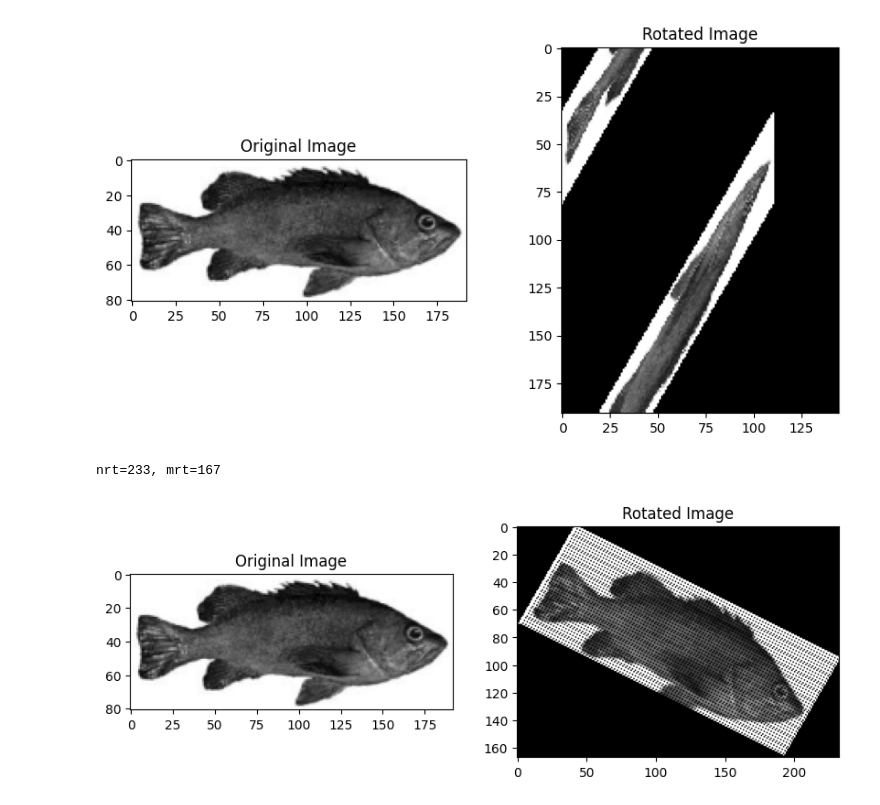
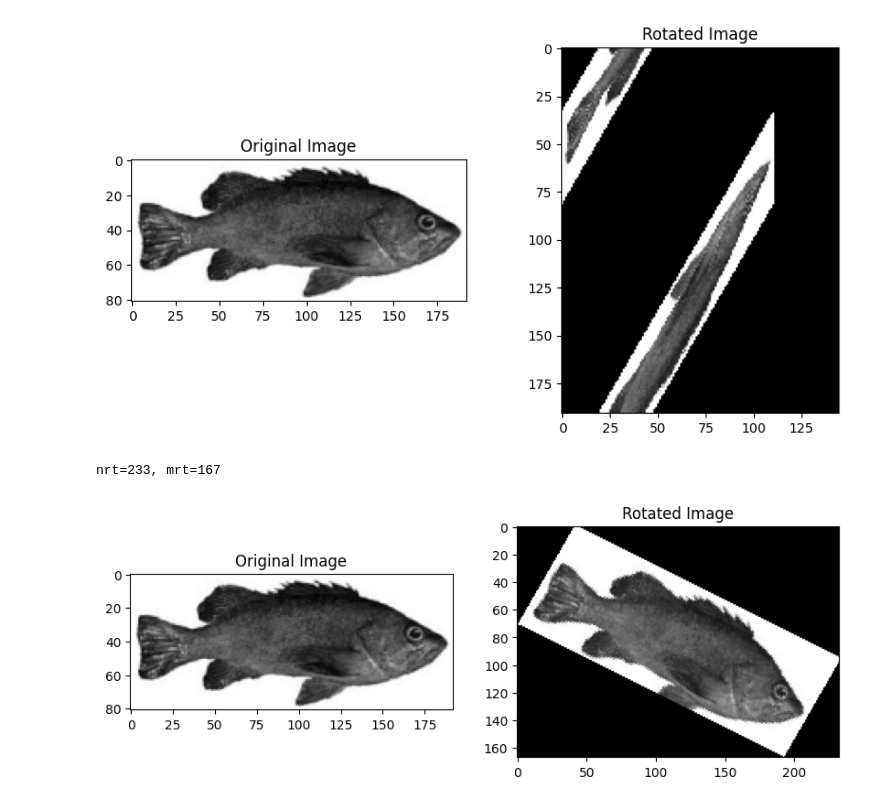
Before and after one commit to BillyDoesDev/fast-image-rotation, a Jupyter notebook: main.ipynb, the cells around one changed output. Cells and saved outputs as stored; diff of their text form; code cells hidden in the pictures.

```diff
--- a/main.ipynb
+++ b/main.ipynb
@@ -366,7 +366,7 @@ plt.show()
 import numpy as np
 import matplotlib.pyplot as plt
 
-img = plt.imread('./assets/fish.png')
+img = plt.imread("./assets/fish.png")
 m, n = img.shape[:2]
 
 angle = 30
@@ -383,43 +383,55 @@ x_offset = int(np.ceil(m * np.sin(alpha)))
 rise = n * np.sin(alpha)
 run = n * np.cos(alpha)
 max_start_y = int(np.ceil(m * np.cos(alpha)))
 fs = lambda y: y / np.tan(alpha + np.pi / 2)
 
 y_incr = np.floor(n / rise)
 x_incr = np.floor(n / run)
 
 # print(img[20, 50]) # Y, X
+
+# say, for example,
+# how many times does it stack up in the x axis? (x_incr)
+# 5 / 4.33 = 1 times
+# how many times does it stack up in the y axis? (y_incr)
+# 5 / 2.5 = 2 times
+# this means, in every 2 iterations, y increases by 1, x increases by 2 itself
+# more generally, if x_incr/y_incr > 1, (x_incr/y_incr) can be treated as a mod factor wrt x and vice-versa
 if y_incr > x_incr:
     mod_factor = y_incr // x_incr
     for line in range(max_start_y):
         a, b = int(np.ceil(fs(line))), line
-        # how many times does it stack up in the x axis? (x_incr)
-        # 5 / 4.33 = 1 times
-        # how many times does it stack up in the y axis? (y_incr)
-        # 5 / 2.5 = 2 times
-        # this means, in every 2 iterations, y increases by 1, x increases by 2 itself
-        # more generally, if x_incr/y_incr > 1, (x_incr/y_incr) can be treated as a mod factor wrt x and vice-versa
-        # if y_incr > x_incr:
-        #     mod_factor = y_incr // x_incr
         for pixel in range(n):
             # print(f"{(a + x_offset, b)} maps to {(pixel, line)}, i.e {img[line][pixel]}")
             rot[b, a + x_offset] = img[line, pixel]
+            # ASHTARI et al.: DOUBLE LINE IMAGE ROTATION
+
+            # Using DLR, each pixel # in the original image is mapped to
+            # two pixels in the target image.
+
+            # The double-line generates the second pixels using the
+            # first-line equation in the target image. The
+            # double-line pixels have less priority than the first-line pixels;
+            # therefore, the first-line pixels overcome the double-line pixels
+            # in terms of overlapping.
+            rot[b + 1, a + x_offset] = img[line, pixel]
+
             a += 1
             if pixel > 0 and pixel % mod_factor == 0:
                 b += 1
         # print("----")
 
 plt.figure(figsize=(10, 5))
 
 plt.subplot(1, 2, 1)
-plt.title('Original Image')
-plt.imshow(img, cmap='gray')
+plt.title("Original Image")
+plt.imshow(img, cmap="gray")
 
 plt.subplot(1, 2, 2)
-plt.title('Rotated Image')
-plt.imshow(rot, cmap='gray')
+plt.title("Rotated Image")
+plt.imshow(rot, cmap="gray")
 
 plt.show()
 # %% [output]
 nrt=233, mrt=167
-[figure, old version]
+[figure, new version]
```
